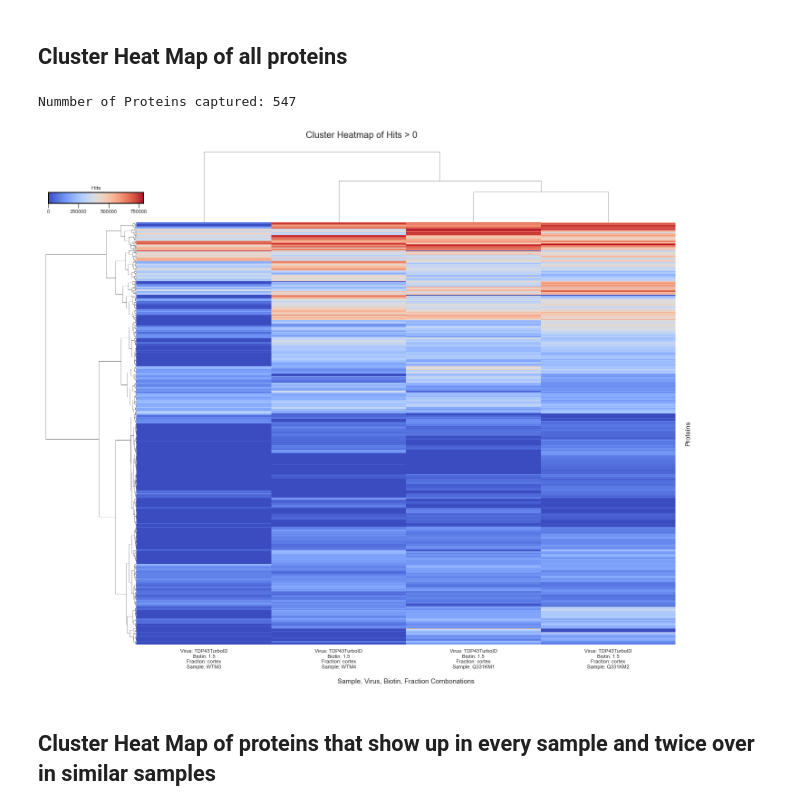
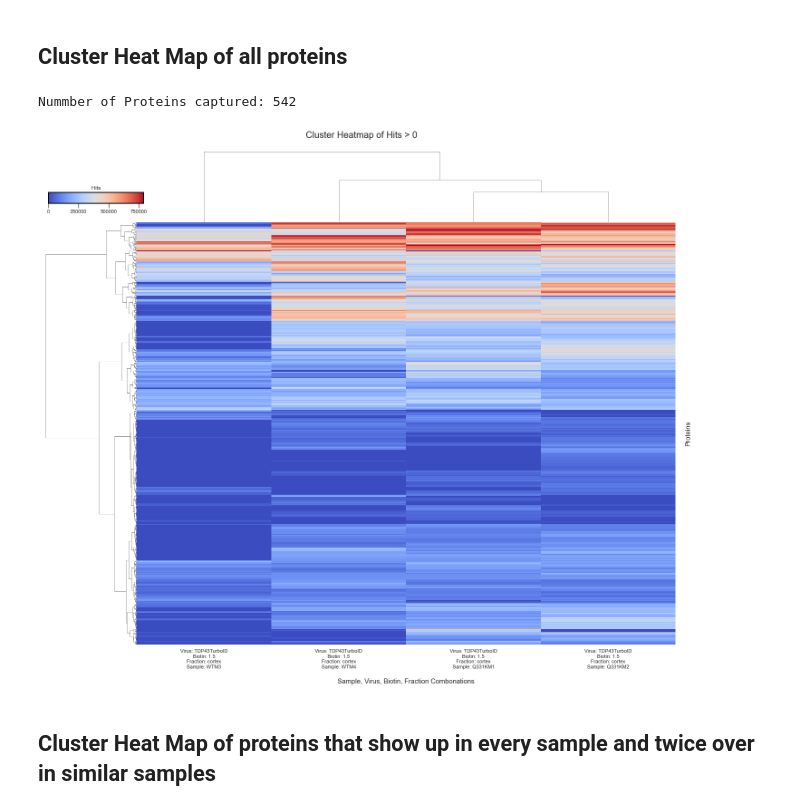
Before and after one commit to adamwbrew/Proteins, a Jupyter notebook: Visuals/protein_visuals_disease_clustermap.ipynb, the cells around one changed output. Drawn from its saved outputs; the diff is of its cells as text; code cells hidden in the pictures.

```diff
--- a/Visuals/protein_visuals_disease_clustermap.ipynb
+++ b/Visuals/protein_visuals_disease_clustermap.ipynb
@@ -120,7 +120,9 @@ merge_df = merge_df.merge(WT_M4, how = "inner", on = "Protein_Name")
 # and remove unwanted proteins
 protein_list_1 = merge_df.Protein_Name.to_list()
 remove_list = []
-bad_proteins = ["KRT", "ACTB", "SERPIN", "ITIH", "ALB", "PCCA", "MCCC1", "ACACA", "KRT78", "TARDBP", "TUBB3", "TUBA1A", "H3-3B;H3-5;H3C1;H3C13", "PCCB", "TRY10", "VCL", "TUBA4A", "ALB"]
+bad_proteins = ["KRT", "ACTB", "SERPIN", "ITIH", "ALB", "PCCA", "MCCC1", "ACACA", "KRT78", "TARDBP", "TUBB", "TUBA1A",
+                "H3-3B;H3-5;H3C1;H3C13", "PCCB", "TRY", "VCL", "TUBA4A", "ALB", "E9QPD7", "PCC", "MCC", "PISD", "PCX",
+                "ACACIA", "ACA", "E9Q", "TBB", "TBA", "TADBP"]
 for i in range(len(protein_list_1)):
     for j in range(len(bad_proteins)):
             if(protein_list_1[i][0:len(bad_proteins[j])].upper() == bad_proteins[j]):
@@ -144,35 +146,35 @@ limit = 0
 merge_filtered_df = merge_df[(merge_df.sum(axis=1) > limit)]
 
 x_labels_order = sorted(merge_filtered_df.columns)
 
 print("Nummber of Proteins captured:", len(merge_filtered_df))
 sns.set_theme(style='white')
 
 kws = dict(cbar_kws=dict(ticks=[x for x in range(0, 1000000, 250000)], orientation='horizontal'), figsize=(20,17))
 
 # Default plot
 g = sns.clustermap(merge_filtered_df.reindex(x_labels_order, axis = 1), cmap='coolwarm',dendrogram_ratio = (0.15, 0.15), metric="euclidean", method = "ward",  **kws, yticklabels=False)
 
 g.fig.subplots_adjust( top = 0.95 )
 g.fig.suptitle(f'Cluster Heatmap of Hits > {limit:,}', size = 20)
 g.ax_heatmap.set_xlabel('\nSample, Virus, Biotin, Fraction Combonations', size = 15)
 g.ax_heatmap.set_ylabel('\nProteins', size = 15)
 
 
 
 x0, _y0, _w, _h = g.cbar_pos
 g.ax_cbar.set_position([x0, 0.85, g.ax_row_dendrogram.get_position().width, 0.02])
 g.ax_cbar.set_title('Hits')
 g.ax_cbar.tick_params(axis='x', length=10)
 for spine in g.ax_cbar.spines:
     g.ax_cbar.spines[spine].set_color('black')
     g.ax_cbar.spines[spine].set_linewidth(2)
 
 # Show the graph
 plt.show()
 # %% [output]
-Nummber of Proteins captured: 547
+Nummber of Proteins captured: 542
-[figure, old version]
+[figure, new version]
 # %% [markdown]
 ## Cluster Heat Map of proteins that show up in every sample and twice over in similar samples
 # %%
```
Also changed, not shown: parts of 6 cells of this notebook, 1 other file.
